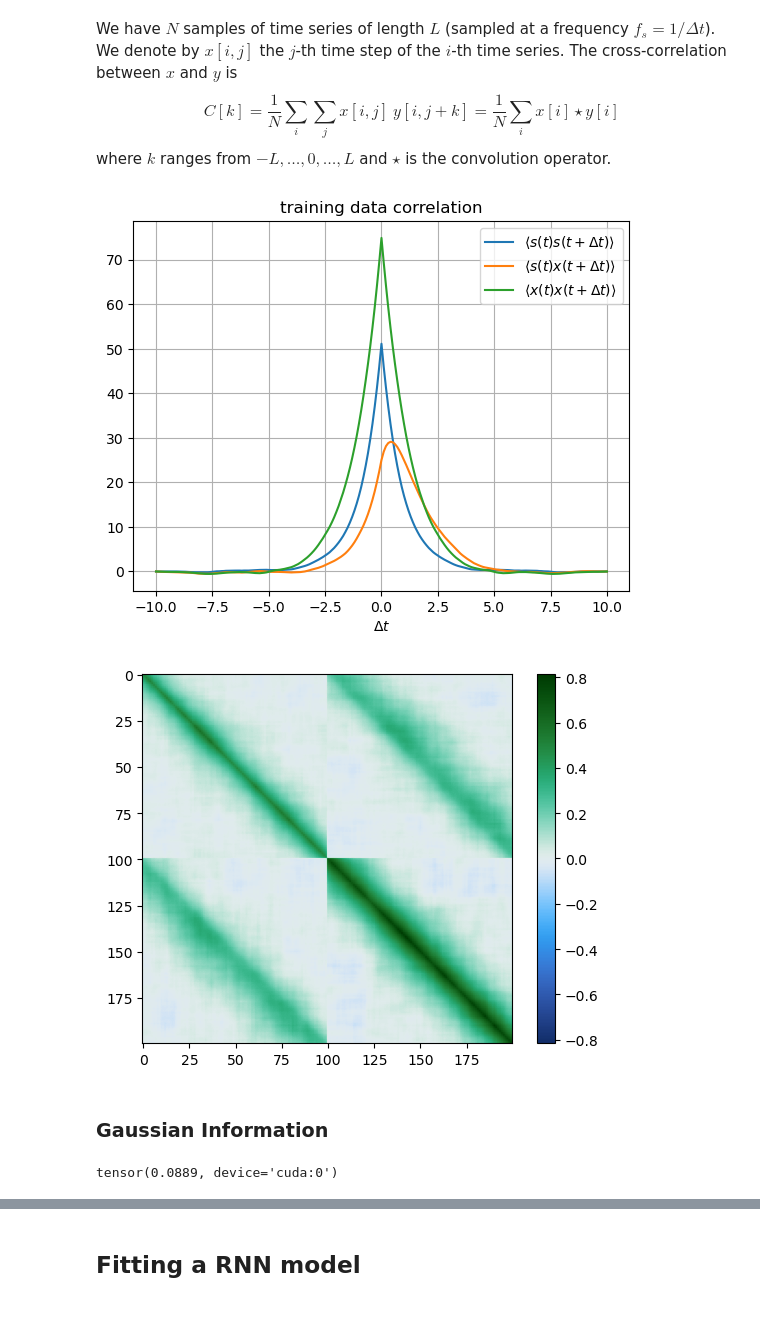
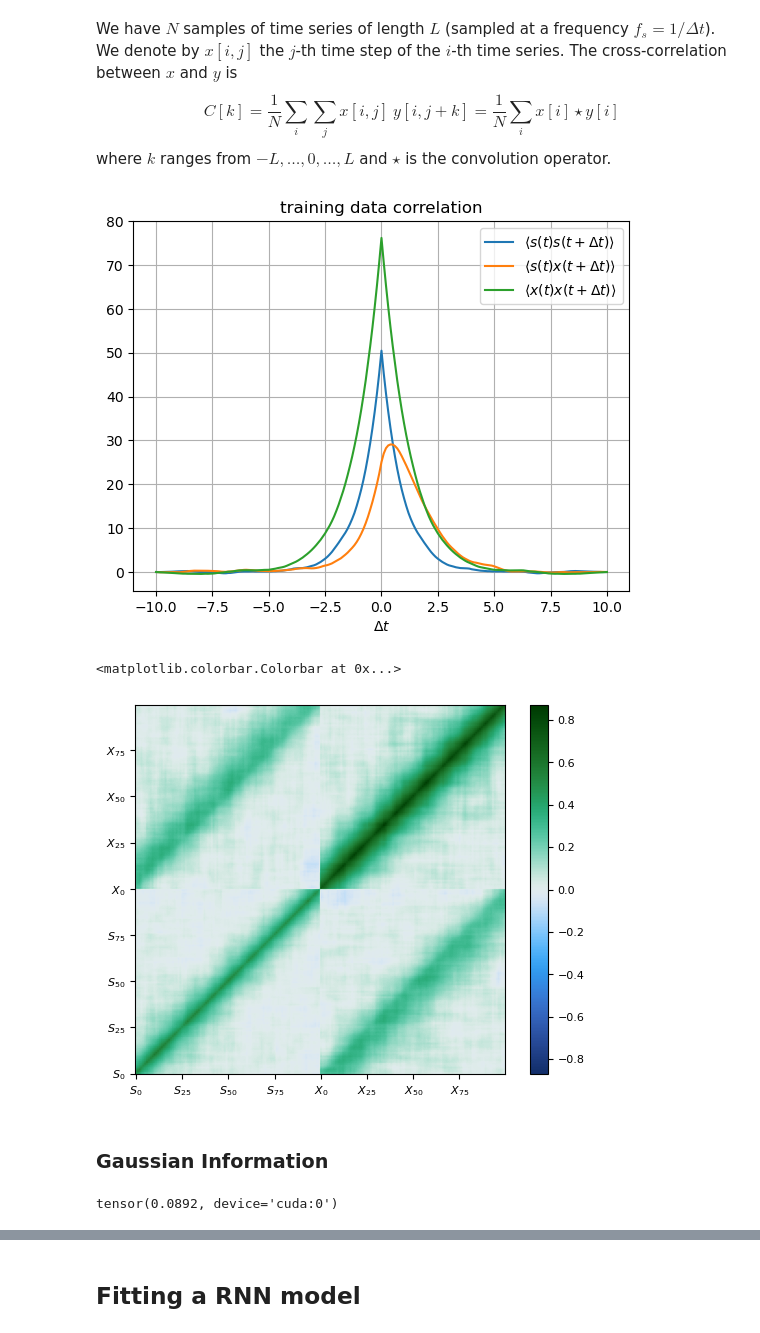
Before and after one commit to manuel-rhdt/ml-pws, a Jupyter notebook: notebooks/01_condtional-lstm.ipynb, the cells around one changed output, grey strips where cells are left out. Saved outputs shown, nothing was run; the diff lists cells and outputs as text; code cells hidden in the pictures.

```diff
--- a/notebooks/01_condtional-lstm.ipynb
+++ b/notebooks/01_condtional-lstm.ipynb
@@ -46,10 +44,10 @@ sigma_sx = rho * sigma_ss / (lamda + mu)
 sigma_xx = rho / mu * (sigma_ss + sigma_sx)
 # %%
 def exp2(x, decay, scale):
-    return scale * (-decay * x).exp()
+    return scale * torch.exp(-decay * x)
 
 def exprel(x):
-    return torch.where(x.abs() > 1e-15, torch.special.expm1(x) / x, 1.0)
+    return torch.where(torch.abs(x) > 1e-16, torch.special.expm1(x) / x, 1.0)
 
 def cov_ss(t):
     return exp2(t, lamda, sigma_ss)
@@ -88,7 +86,17 @@ cov_mat_xx = toeplitz(cov_xx(t), cov_xx(t))
 
 cov_mat_z = np.block([[cov_mat_ss, cov_mat_sx],
                       [cov_mat_xs, cov_mat_xx]])
-plt.imshow(cov_mat_z, norm=colors.CenteredNorm(), cmap=cc.m_CET_D13)
-plt.colorbar()
+
+def tick_formatter(index, pos):
+    if index < len(t):
+        return f"$S_{{{int(index)}}}$"
+    else:
+        return f'$X_{{{int(index) - len(t)}}}$'
+
+fig, ax = plt.subplots()
+im = ax.imshow(cov_mat_z, norm=colors.CenteredNorm(), cmap=cc.m_CET_D13, origin='lower')
+ax.xaxis.set_major_formatter(tick_formatter)
+ax.yaxis.set_major_formatter(tick_formatter)
+fig.colorbar(im)
 # %% [output]
 <matplotlib.colorbar.Colorbar at 0x...>
@@ -98,7 +106,7 @@ plt.colorbar()
 # %%
 cov_mat = torch.tensor(cov_mat_z, device=device)
 dist = MultivariateNormal(torch.zeros(cov_mat.size(0), device=device), cov_mat)
-data = dist.sample((1_000,)).reshape((-1, 2, cov_mat.size(0) // 2))
+data = dist.sample((512,)).reshape((-1, 2, cov_mat.size(0) // 2))
 # %%
 val_data = dist.sample((10_000,)).reshape((-1, 2, cov_mat.size(0) // 2))
 # %%
@@ -167,16 +175,29 @@ def plot_cross_corr(data):
 plot_cross_corr(data.transpose(0, 1))
 plt.title("training data correlation");
 # %% [output]
-[figure, old version]
+[figure, new version]
 # %%
-def plot_correlations(input, output):
+def plot_correlations(ax, input, output):
     data = torch.cat((input.T, output.T), dim=0)
-    plt.imshow(torch.cov(data).cpu(), norm=colors.CenteredNorm(), cmap=cc.m_CET_D13)
-    plt.colorbar()
 
-plot_correlations(data[:,0,:], data[:,1,:])
+    def tick_formatter(index, pos):
+        if index < input.size(1):
+            return f"$S_{{{int(index)}}}$"
+        else:
+            return f'$X_{{{int(index) - len(t)}}}$'
+
+
+    im = ax.imshow(torch.cov(data).cpu(), norm=colors.CenteredNorm(), cmap=cc.m_CET_D13, origin='lower')
+    ax.xaxis.set_major_formatter(tick_formatter)
+    ax.yaxis.set_major_formatter(tick_formatter)
+    return im
+
+fig, ax = plt.subplots()
+im = plot_correlations(ax, data[:,0,:], data[:,1,:])
+fig.colorbar(im)
 # %% [output]
+<matplotlib.colorbar.Colorbar at 0x...>
-[figure, old version]
+[figure, new version]
 # %% [markdown]
 ### Gaussian Information
 # %%
@@ -186,7 +207,7 @@ inst_cov = torch.cov(torch.stack((s_vec, x_vec)))
 instantaneous_mi = 0.5 * (inst_cov.diag().log().sum() - inst_cov.logdet())
 instantaneous_mi
 # %% [output]
-tensor(0.0889, device='cuda:0')
+tensor(0.0892, device='cuda:0')
 # %%
 def tostevin_information_rate(s_data, x_data, window='hann', nfft=None):
     freq, spectrum_ss = scipy.signal.welch(
```
Also changed, not shown: parts of 19 cells of this notebook, 13 other files.
